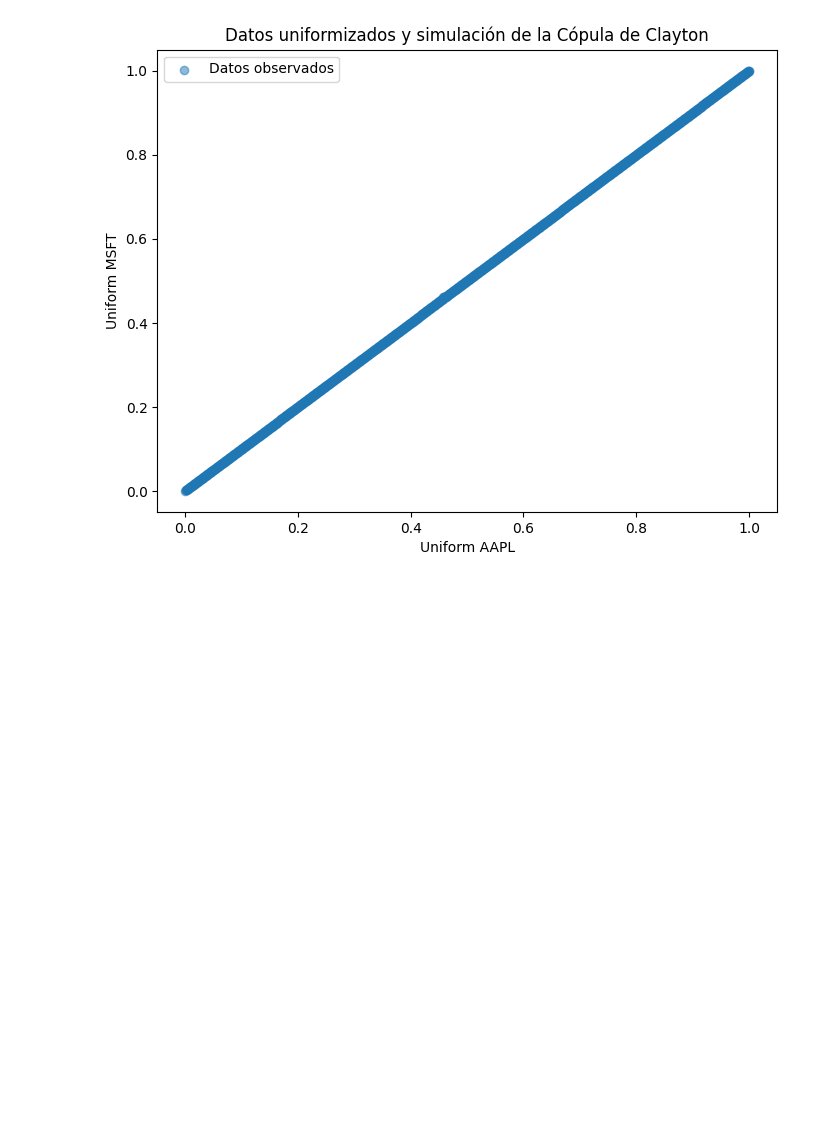
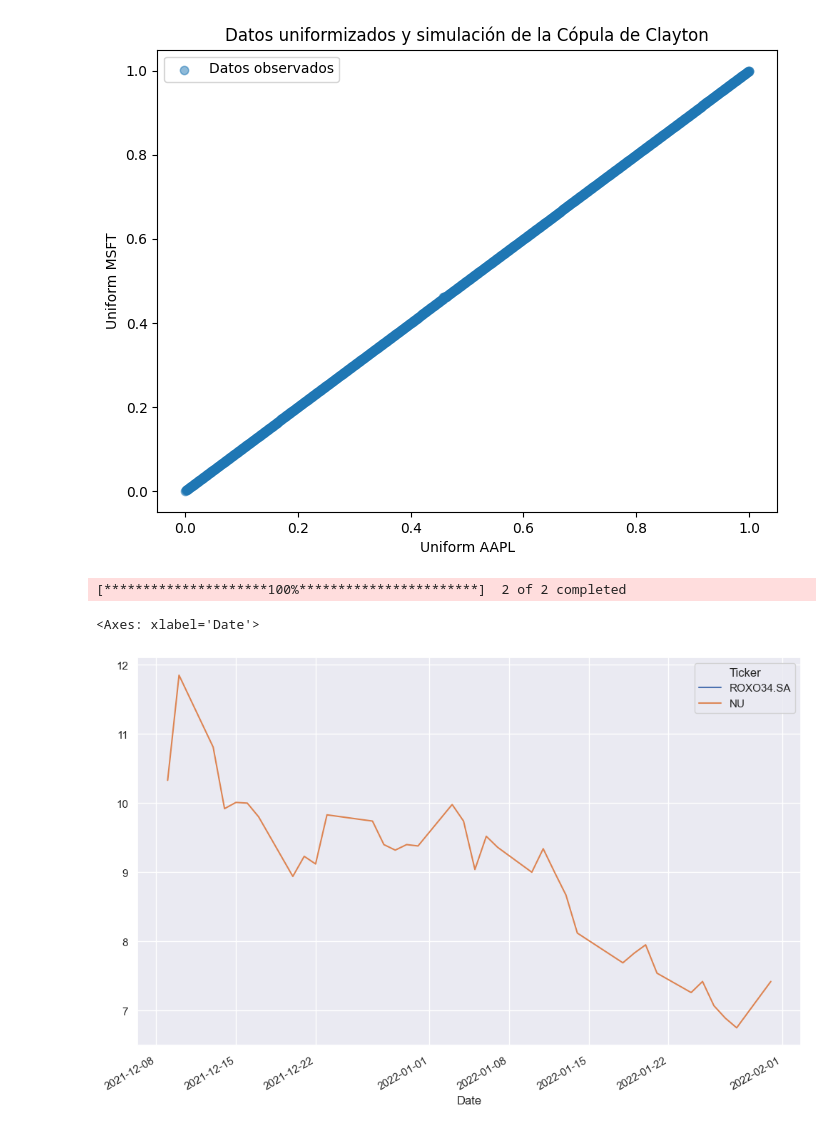
Before and after one commit to DaveQuant/Mathematical-Models-For-Pricing-Options, a Jupyter notebook: efficient_frontier.ipynb, the cells around one changed output. Drawn from its saved outputs; the diff is of its cells as text; code cells hidden in the pictures; blank space fills up the shorter version.

```diff
--- a/efficient_frontier.ipynb
+++ b/efficient_frontier.ipynb
@@ -1057,0 +1061,21 @@ VaR (95%): 0.08895669168527207
+# %%
+tickers = ['ROXO34.SA', 'NU']
+# %%
+nu_df = yf.download( tickers,
+                      start = '2020-01-01',
+                      end = '2025-01-01',
+                      group_by = 'tiker',
+                      threads = True
+
+)
+# %% [output]
+[*********************100%***********************]  2 of 2 completed
+# %%
+nu_aux = nu_df.xs('Close', axis=1, level=1)
+# %%
+nu_aux = nu_aux.loc[:'2022-01-31']
+# %%
+nu_aux.plot(kind='line',figsize=(12,8))
+# %% [output]
+<Axes: xlabel='Date'>
+[figure, added]
```
Also changed, not shown: parts of 12 cells of this notebook, 1 other file.
